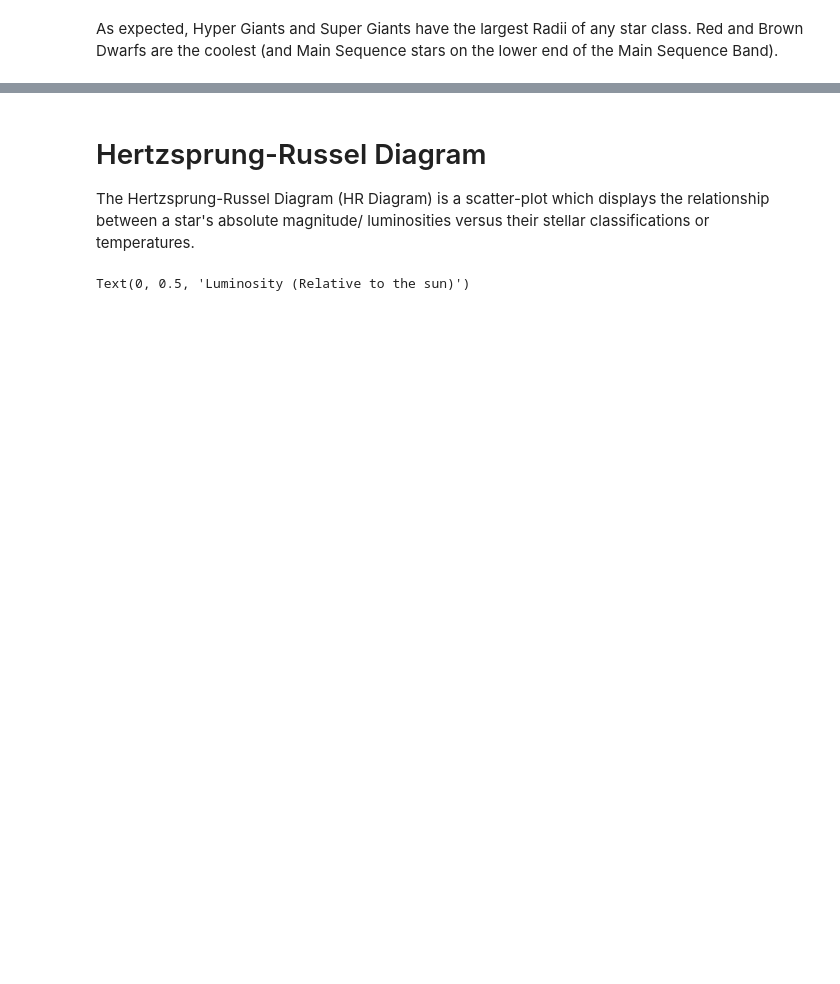
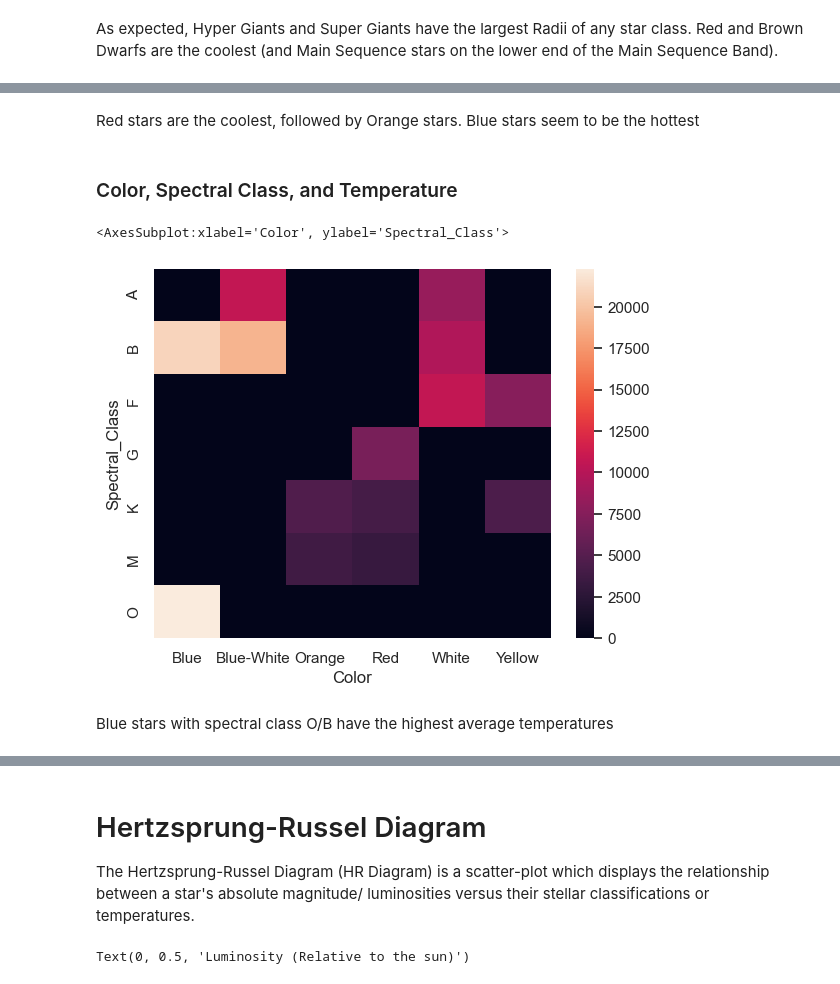
Before and after one commit to chloe0x0/stars, a Jupyter notebook: src/stars.ipynb, the cells around one changed output, grey strips where cells are left out. Cells and saved outputs as stored; diff of their text form; code cells hidden in the pictures; blank space fills up the shorter version.

```diff
--- a/src/stars.ipynb
+++ b/src/stars.ipynb
@@ -127,3 +188,16 @@ As expected, Hyper Giants and Super Giants have the largest Radii of any star cl
+# %% [markdown]
+Red stars are the coolest, followed by Orange stars. Blue stars seem to be the hottest
+# %% [markdown]
+### Color, Spectral Class, and Temperature
+# %%
+data = df[["Spectral_Class", "Color", "Temperature"]]
+data = data.pivot_table("Temperature", "Spectral_Class", "Color", aggfunc=np.average).fillna(0)
+sns.heatmap(data)
+# %% [output]
+<AxesSubplot:xlabel='Color', ylabel='Spectral_Class'>
+[figure, added]
+# %% [markdown]
+Blue stars with spectral class O/B have the highest average temperatures
 # %%
 sns.pairplot(df, hue = "Type_Name")
 # %% [output]
```
Also changed, not shown: parts of 12 cells of this notebook.
